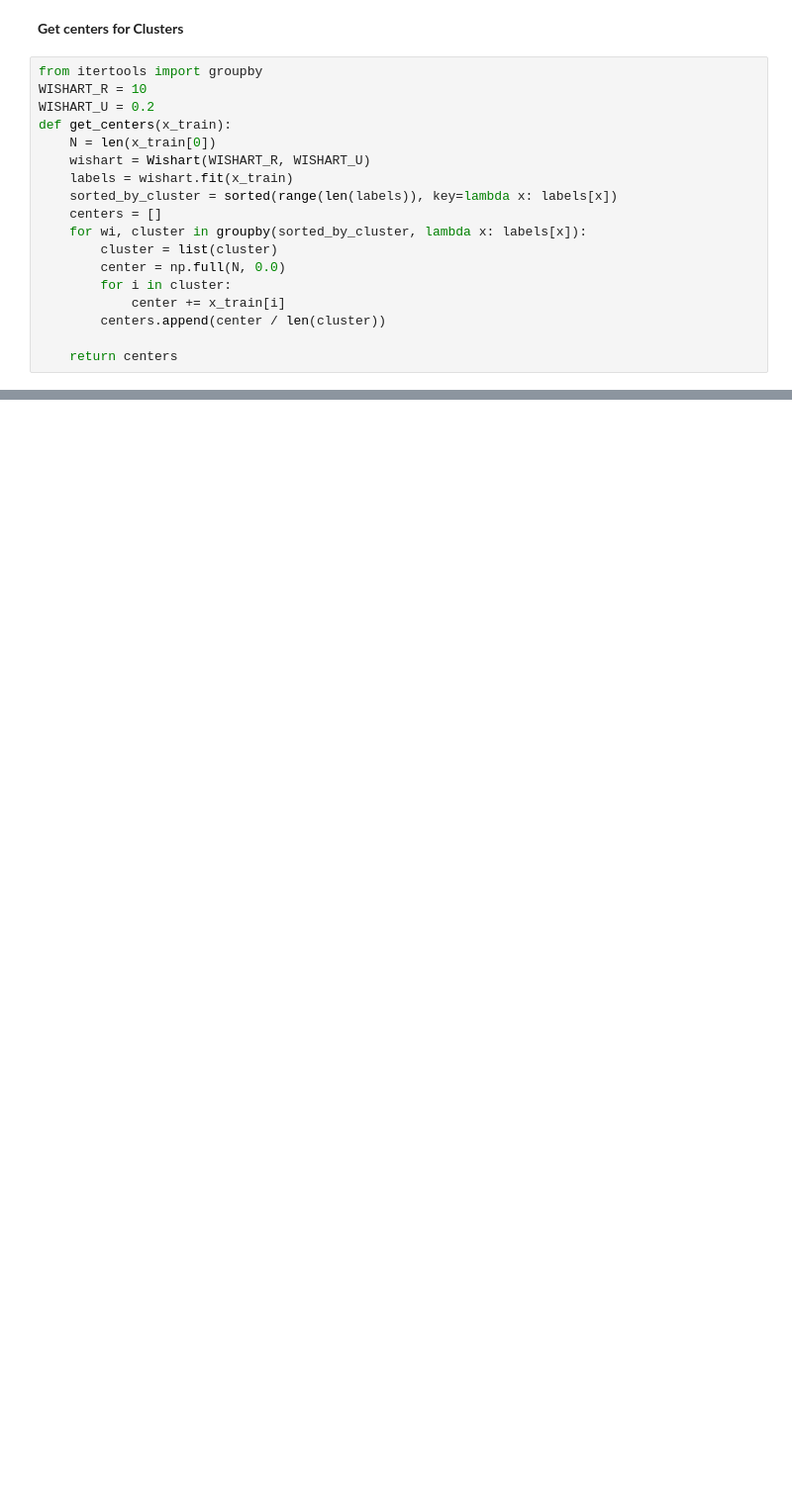
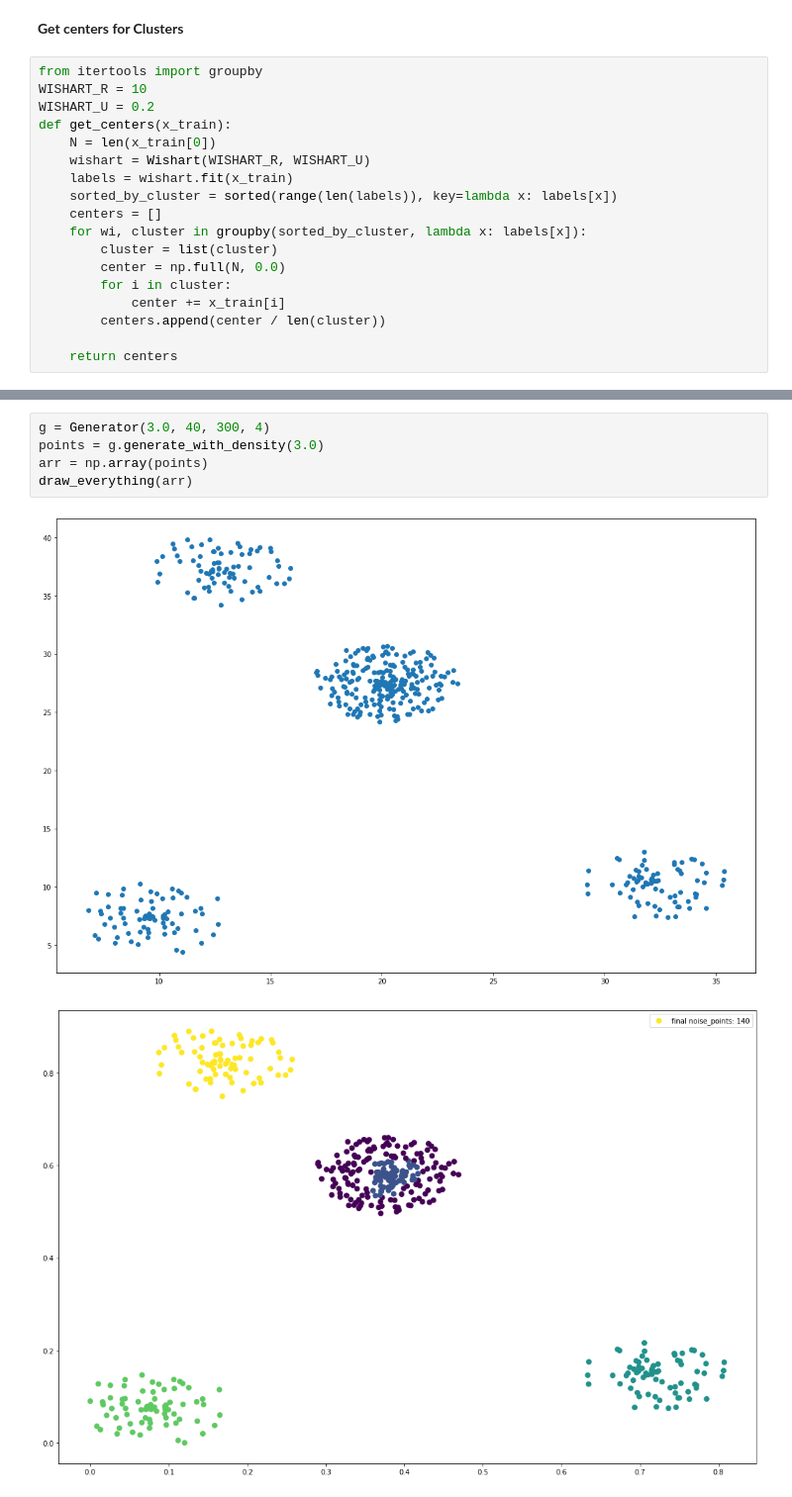
Before and after one commit to MrPlotva/Time-Series, a Jupyter notebook: wishart/wishart.ipynb, the cells around one changed output, grey strips where cells are left out. Shown at 99% size. Cells and saved outputs as stored; diff of their text form; blank space fills up the shorter version.

```diff
--- a/wishart/wishart.ipynb
+++ b/wishart/wishart.ipynb
@@ -124,0 +120,8 @@ def get_centers(x_train):
+# %%
+g = Generator(3.0, 40, 300, 4)
+points = g.generate_with_density(3.0)
+arr = np.array(points)
+draw_everything(arr)
+# %% [output]
+[figure, added]
+[figure, added]
```
Also changed, not shown: parts of 11 cells of this notebook, 4 other files.
